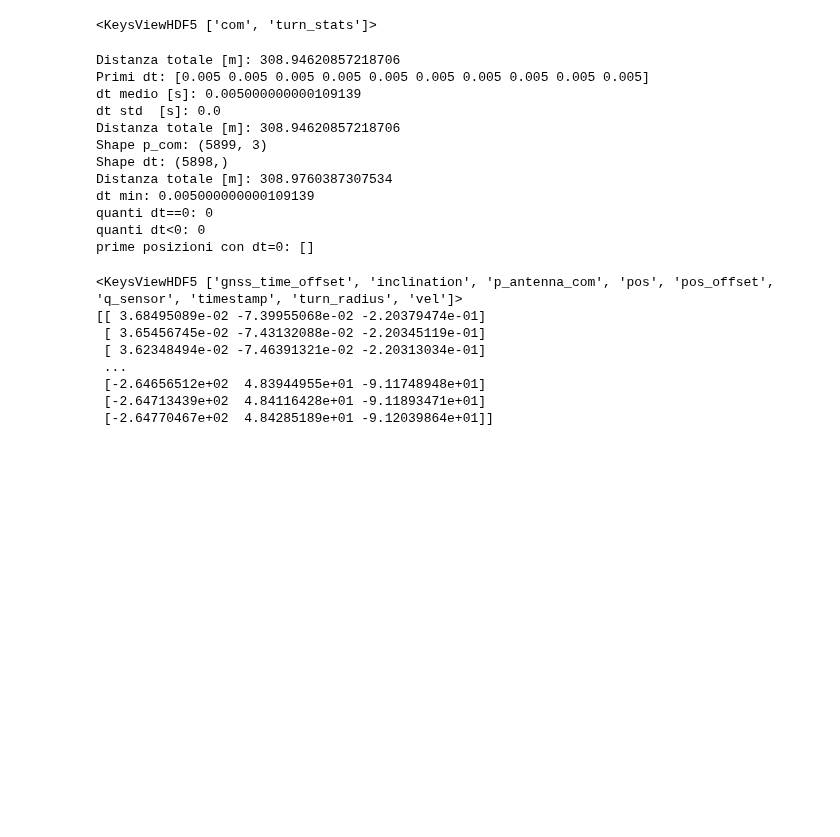
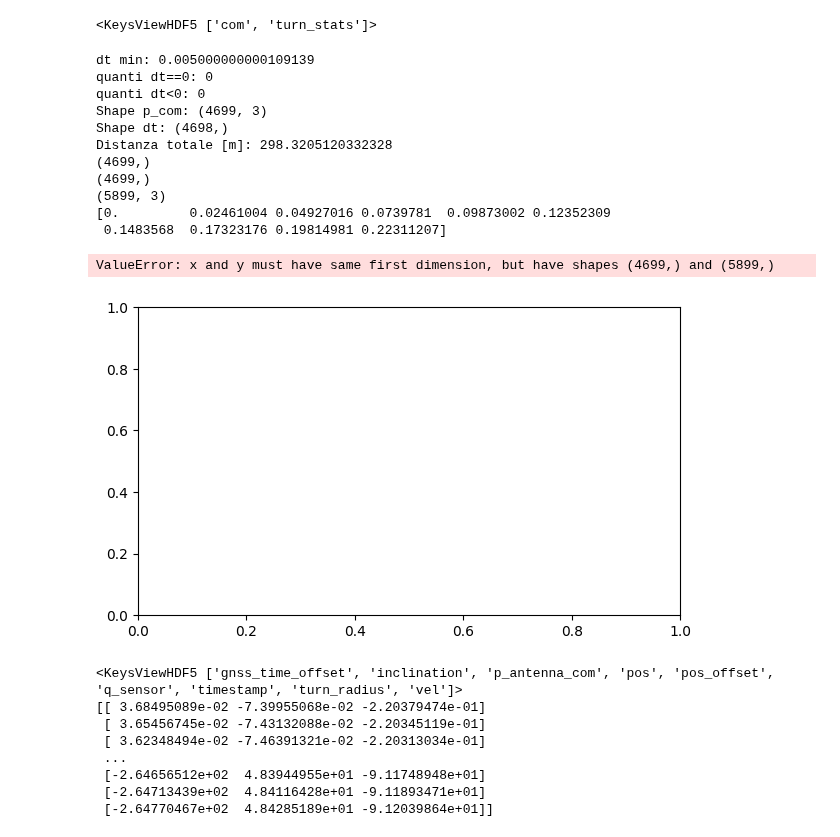
Before and after one commit to SkiSlo-ASP-XXI/SkiSlo, a Jupyter notebook: skier_model_py/confronto_dati.ipynb, the cells around one changed output. Cells and saved outputs as stored; diff of their text form; code cells hidden in the pictures; blank space fills up the shorter version.

Commit message:
Sistemata ascissa curvilinea

```diff
--- a/skier_model_py/confronto_dati.ipynb
+++ b/skier_model_py/confronto_dati.ipynb
@@ -117,7 +117,11 @@ with h5py.File(os.path.join(data_folder, data_filename), 'r') as data:
     # This would get the instantaneous COM position and speed (not needed for the CSV export)
     ts_com = data['processed/com/timestamp'][:]
     p_com = data['processed/com/pos'][:, :]
+    p_com = p_com[1200:]
+    ts_com = ts_com[1200:]
     v_com = data['processed/com/vel'][:, :]
+    v_com = v_com[1200:]
+
     turn_radius = data['processed/com/turn_radius'][:]  # Alpine skiing only
 
     # Get the position offset to put the measured data to the absolute UTM reference frame
@@ -133,37 +137,11 @@ ts_com -= ts_com[0]
 # %% [output]
 <KeysViewHDF5 ['com', 'turn_stats']>
 # %%
-dp = np.diff(p_com, axis=0)                 # (N-1, 3)
-ds = np.linalg.norm(dp, axis=1)             # (N-1,)   metri tra campioni
-
-s = np.concatenate(([0.0], np.cumsum(ds)))  # (N,)     distanza cumulata in metri
-dist_tot = s[-1]
-
-print("Distanza totale [m]:", dist_tot)
-
 dt = np.diff(ts_com)
 
-print("Primi dt:", dt[:10])
-print("dt medio [s]:", np.mean(dt))
-print("dt std  [s]:", np.std(dt))
-
-dp = np.diff(p_com, axis=0)
-ds = np.linalg.norm(dp, axis=1)   # spostamento tra campioni
-
-# differenze temporali
-dt = np.diff(ts_com)
-
-# velocità ricostruita da spostamento
-v = ds / dt
-
-# ascissa curvilinea integrando v dt
-s = np.zeros_like(ts_com)
-s[1:] = np.cumsum(v * dt)
-
-dist_tot = s[-1]
-
-print("Distanza totale [m]:", dist_tot)
-
+print("dt min:", dt.min())
+print("quanti dt==0:", np.sum(dt == 0))
+print("quanti dt<0:", np.sum(dt < 0))
 
 print("Shape p_com:", p_com.shape)
 print("Shape dt:", dt.shape)
@@ -172,31 +150,38 @@ dy_dt = np.gradient(p_com[:,1], ts_com)
 dz_dt = np.gradient(p_com[:,2], ts_com)
 ds = np.sqrt(dx_dt**2 + dy_dt**2 + dz_dt**2)[1:]*dt
 s = np.cumsum(ds)
+s = np.concatenate(([0], s))
 dist_tot = s[-1]
 print("Distanza totale [m]:", dist_tot)
 
-dt = np.diff(ts_com)
-
-print("dt min:", dt.min())
-print("quanti dt==0:", np.sum(dt == 0))
-print("quanti dt<0:", np.sum(dt < 0))
-
-# dove succede
-zero_idx = np.where(dt == 0)[0]
-print("prime posizioni con dt=0:", zero_idx[:20])
+print(s.shape)
+print(ts_com.shape)
+print(v_com.shape)
+print(s[:10])
 # %% [output]
-Distanza totale [m]: 308.94620857218706
-Primi dt: [0.005 0.005 0.005 0.005 0.005 0.005 0.005 0.005 0.005 0.005]
-dt medio [s]: 0.005000000000109139
-dt std  [s]: 0.0
-Distanza totale [m]: 308.94620857218706
-Shape p_com: (5899, 3)
-Shape dt: (5898,)
-Distanza totale [m]: 308.9760387307534
 dt min: 0.005000000000109139
 quanti dt==0: 0
 quanti dt<0: 0
-prime posizioni con dt=0: []
+Shape p_com: (4699, 3)
+Shape dt: (4698,)
+Distanza totale [m]: 298.3205120332328
+(4699,)
+(4699,)
+(5899, 3)
+[0.         0.02461004 0.04927016 0.0739781  0.09873002 0.12352309
+ 0.1483568  0.17323176 0.19814981 0.22311207]
+# %%
+v_mod = np.linalg.norm(v_com, axis=1)
+
+plt.figure(figsize=(7,4))
+plt.plot(s, v_mod*3,6, lw=2)
+plt.xlabel("s [m]")
+plt.ylabel("|v| [km/h]")
+plt.title("Speed along the path: |v|(s)")
+plt.grid(True)
+# %% [output]
+ValueError: x and y must have same first dimension, but have shapes (4699,) and (5899,)
+[figure, added]
 # %%
 data_folder = './'
 segment_id = 81222
```
Also changed, not shown: 1 other file.
